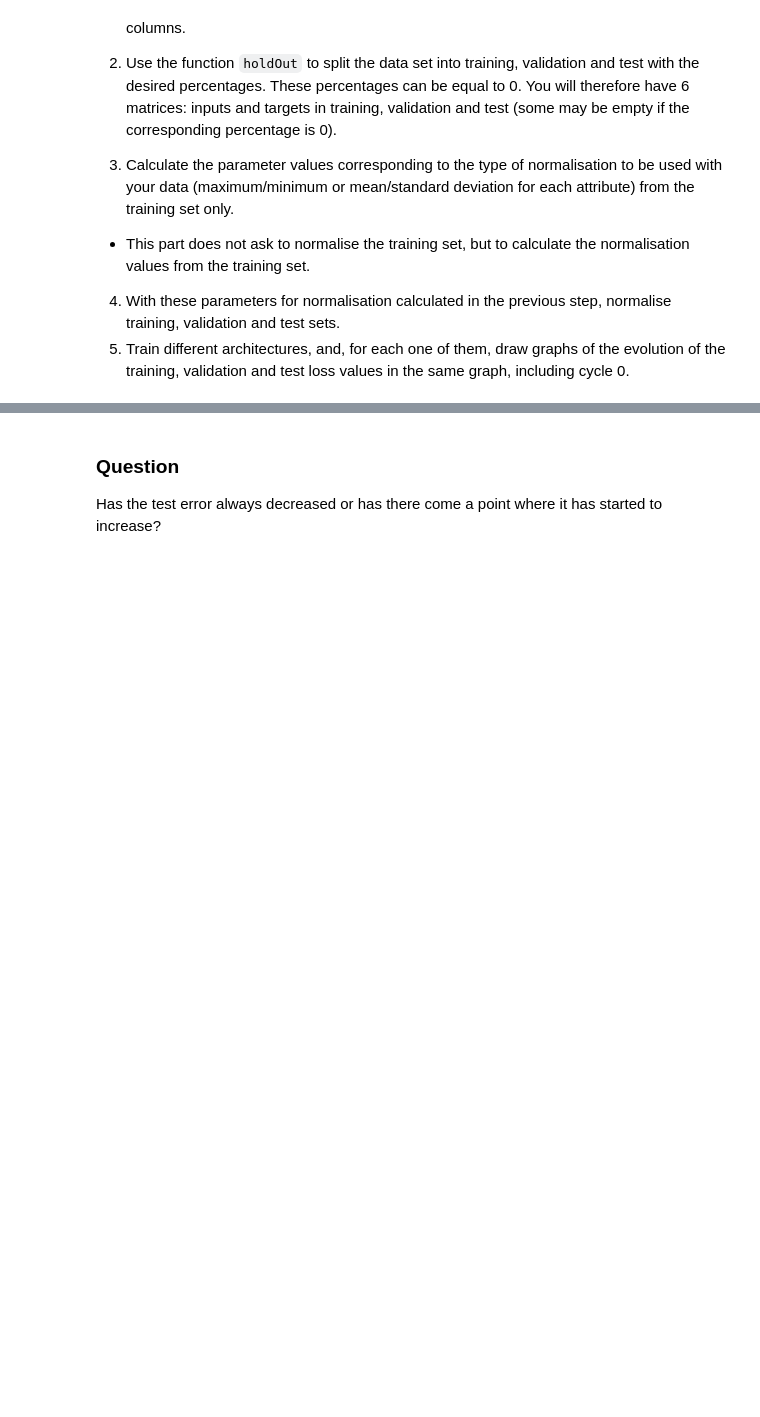
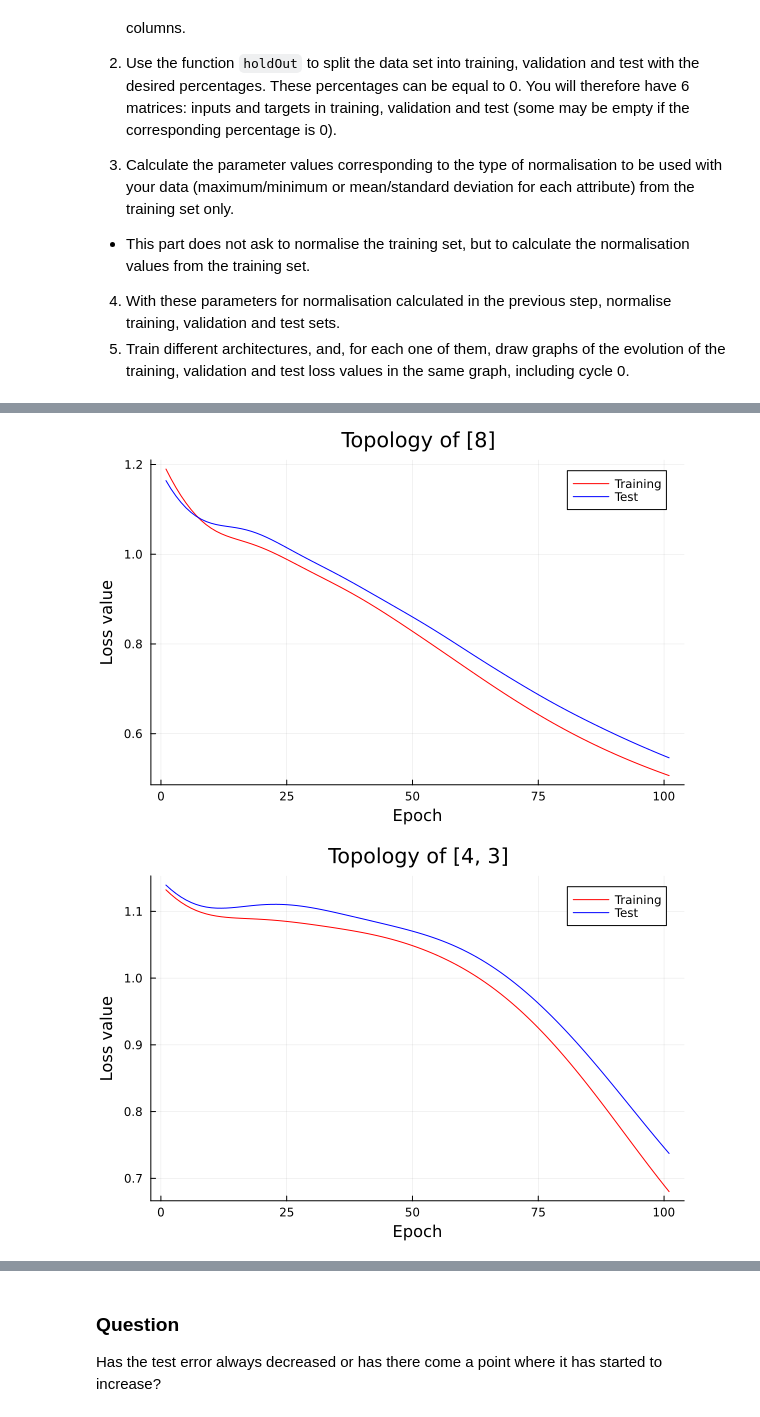
Before and after one commit to AlejandroDopico2/MIA_ML1, a Jupyter notebook: Unit 3 - Overfitting.ipynb, the cells around one changed output, grey strips where cells are left out. Saved outputs shown, nothing was run; the diff lists cells and outputs as text; code cells hidden in the pictures; blank space fills up the shorter version.

```diff
--- a/Unit 3 - Overfitting.ipynb
+++ b/Unit 3 - Overfitting.ipynb
@@ -125,7 +125,7 @@ function trainClassANN(topology::AbstractArray{<:Int,1},
     trainingInputs, trainingTargets = trainingDataset
     testInputs, testTargets = testDataset
 
-    is_val_assigned = isassigned(validationDataset[1], 2)
+    is_val_assigned = (size(validationDataset[1]) != (0, 0))
 
     @assert(size(trainingInputs, 1) == size(trainingTargets, 1))
     @assert(size(testInputs, 1) == size(testTargets, 1))
@@ -261,6 +261,7 @@ Remember to integrate the code developed in previous sessions to validate the fo
 include("functions.jl");
 
 using DelimitedFiles;
+using Plots
 
 #Define the parameters
 topologies = [[8], [4, 3], [6, 4], [16, 16]];
@@ -287,11 +288,18 @@ results = Float32[]
 
 for topology in topologies
 
-    _, _, _, testLosses = trainClassANN(topology, (trainingInputs, trainingTargets);
-        validationDataset = (validationInputs, validationTargets),
+    _, trainingLosses, testLosses = trainClassANN(topology, (trainingInputs, trainingTargets);
+        #validationDataset = (validationInputs, validationTargets),
         testDataset = (testInputs, testTargets),
-        maxEpochs = numMaxEpochs, learningRate = learningRate, showText=true)
+        maxEpochs = numMaxEpochs, learningRate = learningRate, showText=false)
+
+    plotTrain = plot(trainingLosses, xaxis = "Epoch", yaxis = "Loss value", title = "Topology of $topology", color = :red, label = "Training")
+    #plot!(plotTrain, validationLosses, color = :green, label = "Validation")
+    plot!(plotTrain, testLosses, color = :blue, label = "Test")
+
 
     push!(results, testLosses[end])
+    display(plotTrain)
+
 end
 # %% [output]
@@ -314,0 +306,2 @@ Epoch 100: Train Loss = 0.30442291, Validation Loss = 0.23980516, Test Loss = 0.
+[figure, added]
+[figure, added]
```
Also changed, not shown: parts of 1 cell of this notebook.
